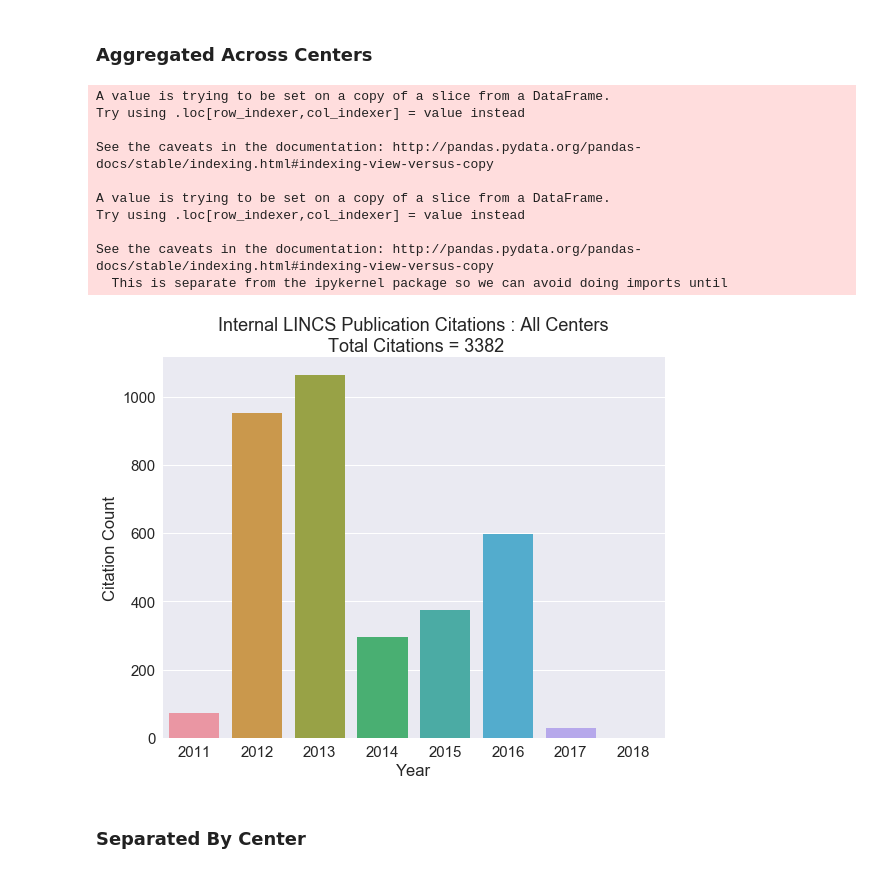
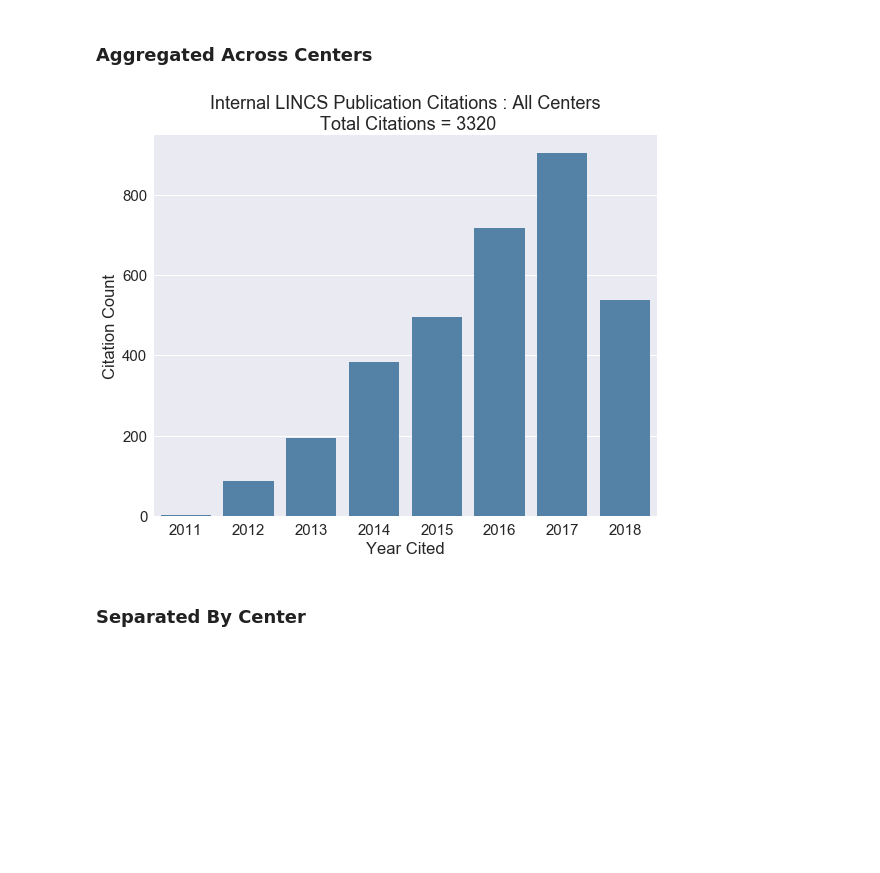
Before and after one commit to MaayanLab/LINCS-Publications-Report, a Jupyter notebook: LINCS_publications.ipynb, the cells around one changed output. Drawn from its saved outputs; the diff is of its cells as text; code cells hidden in the pictures; blank space fills up the shorter version.

Commit message:
Citations plots now use year-cited

```diff
--- a/LINCS_publications.ipynb
+++ b/LINCS_publications.ipynb
@@ -206,8 +237,19 @@ Extracting Citations for PMC : 5927625........ None found
 # %% [markdown]
 ### Assign Centers
 # %%
+# Import saved PubMed APi results
+import pickle
+results_df = pickle.load( open( "citations.p", "rb" ) )
+citationYears_df = pickle.load( open( "citation_years.p", "rb" ) )
+
+pubs_extended = pd.concat([pubs, pubs2],axis=0,  ignore_index=True)
+
 pubs_extended = pubs_extended.merge(results_df, on='pmc_id',  how='outer')
+pubs_extended = pubs_extended.merge(citationYears_df, on='pmc_id',  how='outer')
+pubs_extended.iloc[0]
 len(pubs_extended)
+pubs_extended.head()
+
 
 Centers = {"DCIC":{"PI_list":["Ma'ayan","Medvedovic","Schurer","Vidovic","Stathias","Pilarczyk","Jagodnik"],'isIncluded':[]},
        "Drug Toxicity":{"PI_list":["Iyengar","Birtwistle","Sobie"],'isIncluded':[]},
@@ -283,29 +325,35 @@ plt.ylabel('Publication Count');
 ### Aggregated Across Centers
 # %%
 plt.figure(figsize=(9,7)) # Default 8,6 #, dpi=100
-internal['n_citations'] = internal['n_citations'].fillna(0)
-internal['year_published'] = internal.loc[:,'year_published'].astype(int)
+internal['year_published'] = internal['year_published'].astype(str)
 
-grouped = internal.groupby('year_published')['n_citations'].sum().reset_index()
+from collections import Counter
+centerCounter={}
+for center in Centers:
+    sub = internal.loc[internal[center]==1]
+    yearCounter={}
+    counter=Counter()
+    for i,row in sub.iterrows():
+        try:
+            counter += Counter( row['citation_years'] )
+        except:
+            counter += Counter()
+    centerCounter[center]=counter
 
-sn.barplot(data=grouped, x='year_published', y='n_citations')
+centerCounter = pd.DataFrame(centerCounter).fillna(0).stack().reset_index()
+centerCounter.rename(columns={'level_0':'year_cited','level_1':'LINCS Center',0:'count'}, inplace=True)
+
+yearCounter_sum = centerCounter.groupby(['year_cited'])['count'].sum().reset_index()
+yearCounter_sum = yearCounter_sum[yearCounter_sum['year_cited']!=0]
+
+sn.barplot(data=yearCounter_sum, x='year_cited', y='count', color='steelblue')
 plt.title('Internal LINCS Publication Citations : All Centers\n Total Citations = '+\
-          str( int(sum(internal['n_citations'])) ))
-plt.xlabel('Year')
+          str( int(sum(yearCounter_sum['count'])) ))
+plt.xlabel('Year Cited')
 plt.ylabel('Citation Count');
 # plt.ylim(0,50);
 # %% [output]
-A value is trying to be set on a copy of a slice from a DataFrame.
-Try using .loc[row_indexer,col_indexer] = value instead
-
-See the caveats in the documentation: http://pandas.pydata.org/pandas-docs/stable/indexing.html#indexing-view-versus-copy
-
-A value is trying to be set on a copy of a slice from a DataFrame.
-Try using .loc[row_indexer,col_indexer] = value instead
-
-See the caveats in the documentation: http://pandas.pydata.org/pandas-docs/stable/indexing.html#indexing-view-versus-copy
-  This is separate from the ipykernel package so we can avoid doing imports until
-[figure, old version]
+[figure, new version]
 # %% [markdown]
 ### Separated By Center
 # %%
```
Also changed, not shown: parts of 9 cells of this notebook, 5 other files.
